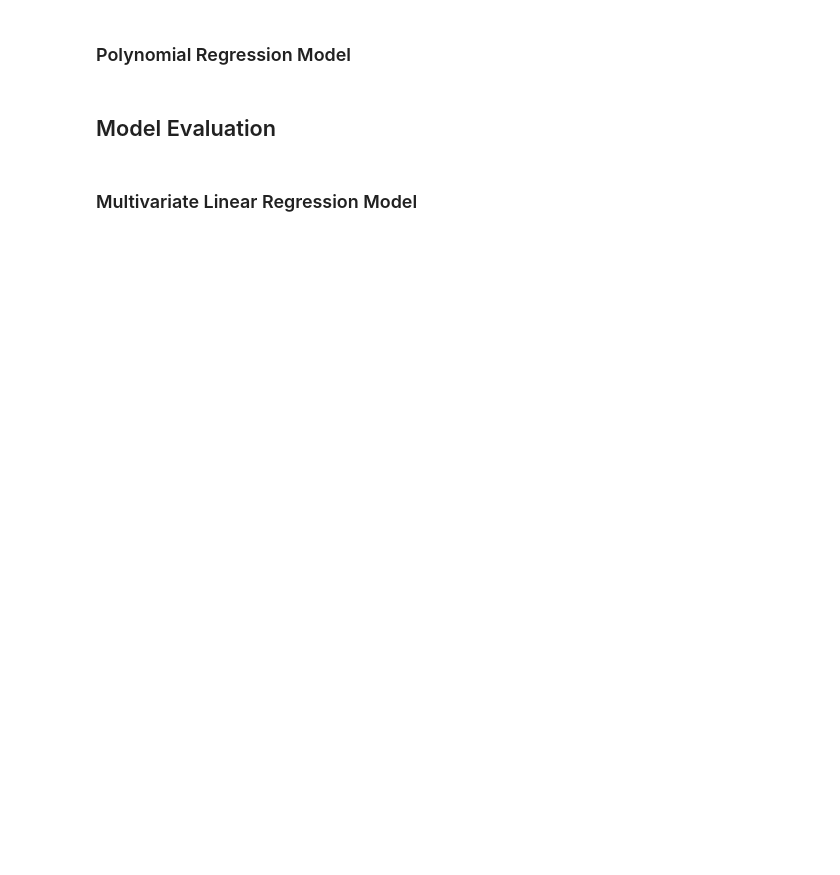
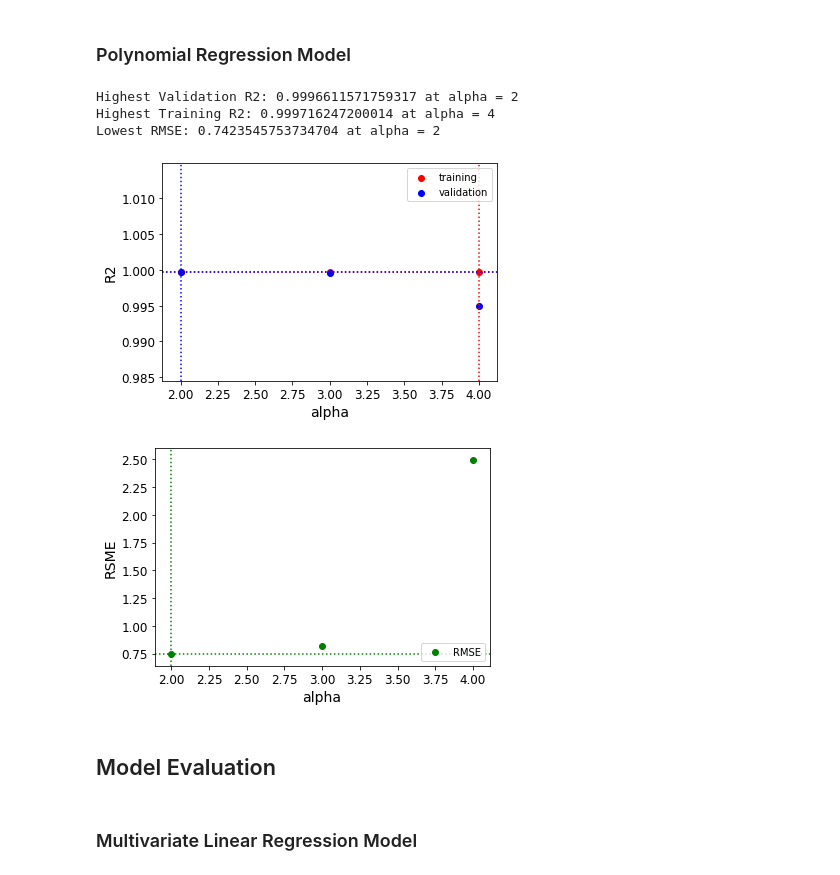
Before and after one commit to WafflesAreFriends/CPSC-4310-Stocks, a Jupyter notebook: DAP4/jteam_DAP4.ipynb, the cells around one changed output. Drawn from its saved outputs; the diff is of its cells as text; code cells hidden in the pictures; blank space fills up the shorter version.

```diff
--- a/DAP4/jteam_DAP4.ipynb
+++ b/DAP4/jteam_DAP4.ipynb
@@ -133,37 +187,48 @@ for alpha in alpha_range:
 # %% [markdown]
 ### Polynomial Regression Model
 # %%
+average_r2_train_scores = []
+average_r2_val_scores = []
+average_rmse_scores = []
+
 degree_range = range(2, 5)
-
 for degree in degree_range:
 
     r2_train_scores = []
     r2_val_scores = []
     rmse_scores = []
 
     for train_index, val_index in kf.split(X_train_scaled): # Scaled?
         cv_X_train = X_train_scaled[train_index]
         cv_X_val   = X_train_scaled[val_index]
         cv_y_train = y_train[train_index]
         cv_y_val   = y_train[val_index]
 
         poly_features = PolynomialFeatures(degree=degree, include_bias=False)
         cv_X_train_poly = poly_features.fit_transform(cv_X_train)
         cv_X_val_poly = poly_features.fit_transform(cv_X_val)
 
         polyreg = LinearRegression().fit(cv_X_train_poly, cv_y_train)
 
         r2_train = polyreg.score(cv_X_train_poly, cv_y_train)
         r2_val = polyreg.score(cv_X_val_poly, cv_y_val)
 
         r2_train_scores.append(r2_train)
         r2_val_scores.append(r2_val)
 
         y_pred = polyreg.predict(cv_X_val_poly)
         rmse_scores.append(np.sqrt(metrics.mean_squared_error(cv_y_val, y_pred)))
 
-    np.mean(r2_train_scores)
-    np.mean(r2_val_scores)
-    np.mean(rmse_scores)
+    average_r2_train_scores.append(np.mean(r2_train_scores))
+    average_r2_val_scores.append(np.mean(r2_val_scores))
+    average_rmse_scores.append(np.mean(rmse_scores))
+
+plot_params(degree_range, average_r2_train_scores, average_r2_val_scores, average_rmse_scores)
+# %% [output]
+Highest Validation R2: 0.9996611571759317 at alpha = 2
+Highest Training R2: 0.999716247200014 at alpha = 4
+Lowest RMSE: 0.7423545753734704 at alpha = 2
+[figure, added]
+[figure, added]
 # %% [markdown]
 ## Model Evaluation
```
Also changed, not shown: parts of 17 cells of this notebook, 15 other files.
